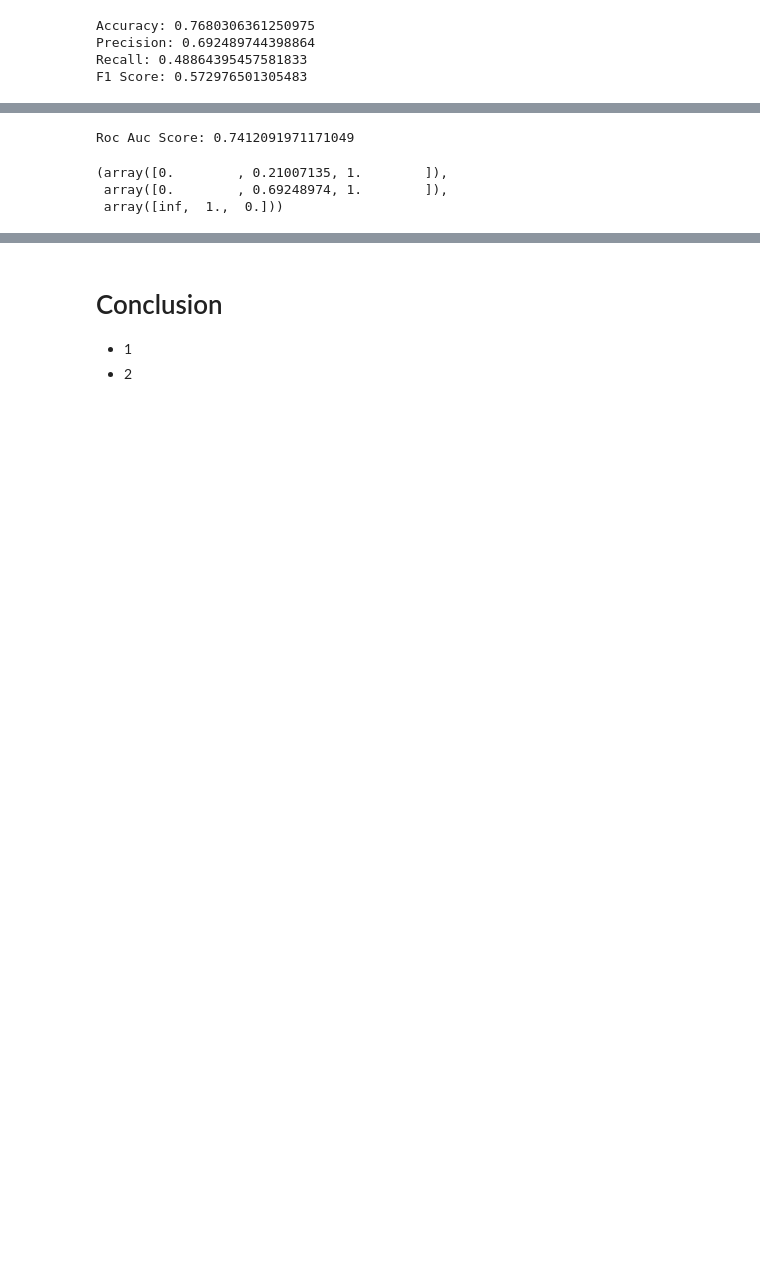
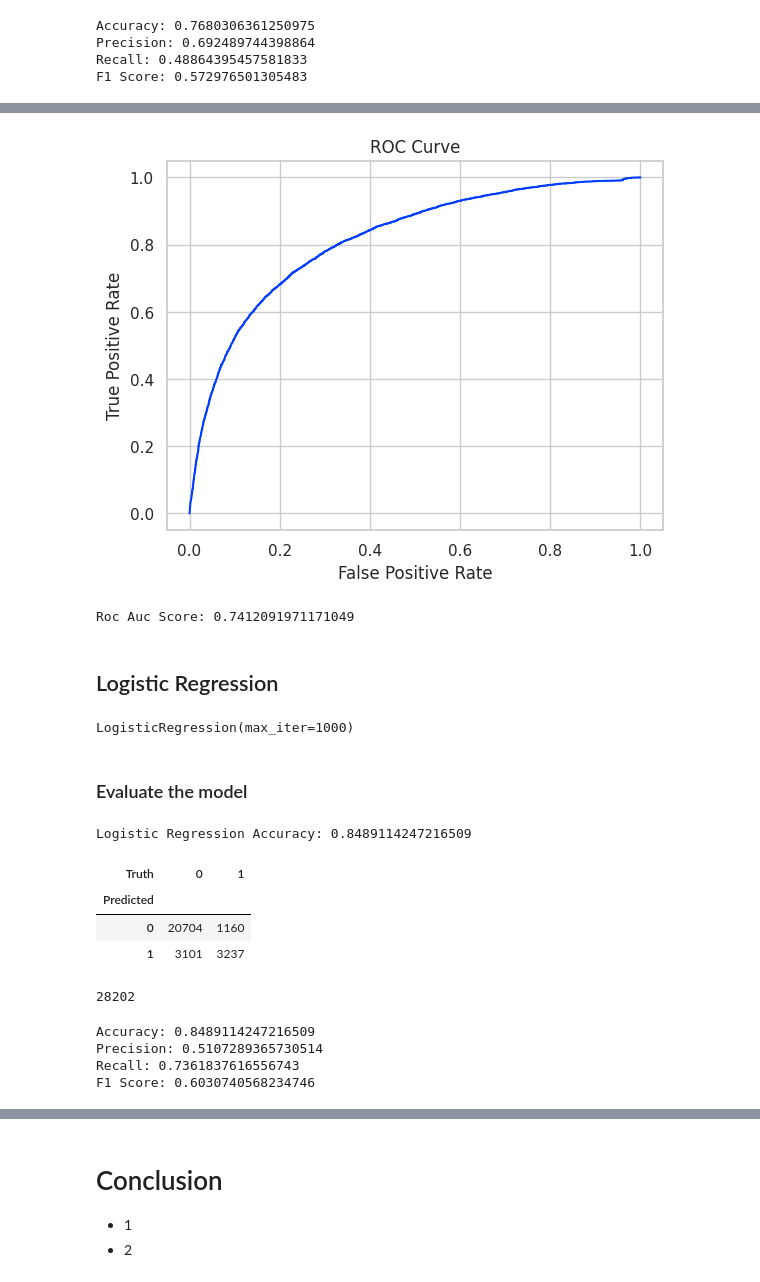
Before and after one commit to karzuan/classification_weather_australia, a Jupyter notebook: 3. modeling.ipynb, the cells around one changed output, grey strips where cells are left out. Cells and saved outputs as stored; diff of their text form; code cells hidden in the pictures; blank space fills up the shorter version.

Commit message:
worked on Ligistic regression

```diff
--- a/3. modeling.ipynb
+++ b/3. modeling.ipynb
@@ -252,10 +278,22 @@ F1 Score: 0.572976501305483
+# %%
+fprs, tprs, thresholds = roc_curve(y_test, y_pred_proba)
+# %%
+plt.plot(fprs, tprs)
+plt.xlabel('False Positive Rate')
+plt.ylabel('True Positive Rate')
+plt.title('ROC Curve')
+plt.show()
+# %% [output]
+[figure, added]
 # %%
 print(f"Roc Auc Score: {roc_auc_score(y_test, y_pred)}")
 # %% [output]
 Roc Auc Score: 0.7412091971171049
-# %%
-roc_curve
-# %% [output]
-(array([0.        , 0.21007135, 1.        ]),
- array([0.        , 0.69248974, 1.        ]),
- array([inf,  1.,  0.]))
+# %% [markdown]
+## Logistic Regression
+# %%
+# Initialize and train the Logistic Regression classifier
+logreg = LogisticRegression(max_iter=1000)  # Increased max_iter for convergence
+logreg.fit(X_train, y_train)
+# %% [output]
+LogisticRegression(max_iter=1000)
@@ -261,0 +303,36 @@ roc_curve
+# %% [markdown]
+### Evaluate the model
+# %%
+accuracy_logreg = accuracy_score(y_test, y_pred_logreg)
+print(f"Logistic Regression Accuracy: {accuracy_logreg}")
+# %% [output]
+Logistic Regression Accuracy: 0.8489114247216509
+# %%
+confusion_table(y_test, y_pred_logreg)
+# %% [output]
+| Truth | 0 | 1 |
+| Predicted |  |  |
+| 0 | 20704 | 1160 |
+| 1 | 3101 | 3237 |
+# %%
+true_neg, true_pos = 20704, 3237
+false_neg, false_pos = 1160, 3101
+overall = true_neg + true_pos + false_neg + false_pos
+overall
+# %% [output]
+28202
+# %%
+accuracy_logreg1 = (true_neg + true_pos) / overall
+precision = true_pos / (true_pos + false_pos)
+recall = true_pos / (true_pos + false_neg)
+f1 = 2 * (precision * recall) / (precision + recall)
+
+print(f"Accuracy: {accuracy_logreg1}")
+print(f"Precision: {precision}")
+print(f"Recall: {recall}")
+print(f"F1 Score: {f1}")
+# %% [output]
+Accuracy: 0.8489114247216509
+Precision: 0.5107289365730514
+Recall: 0.7361837616556743
+F1 Score: 0.6030740568234746
```
Also changed, not shown: parts of 16 cells of this notebook.
